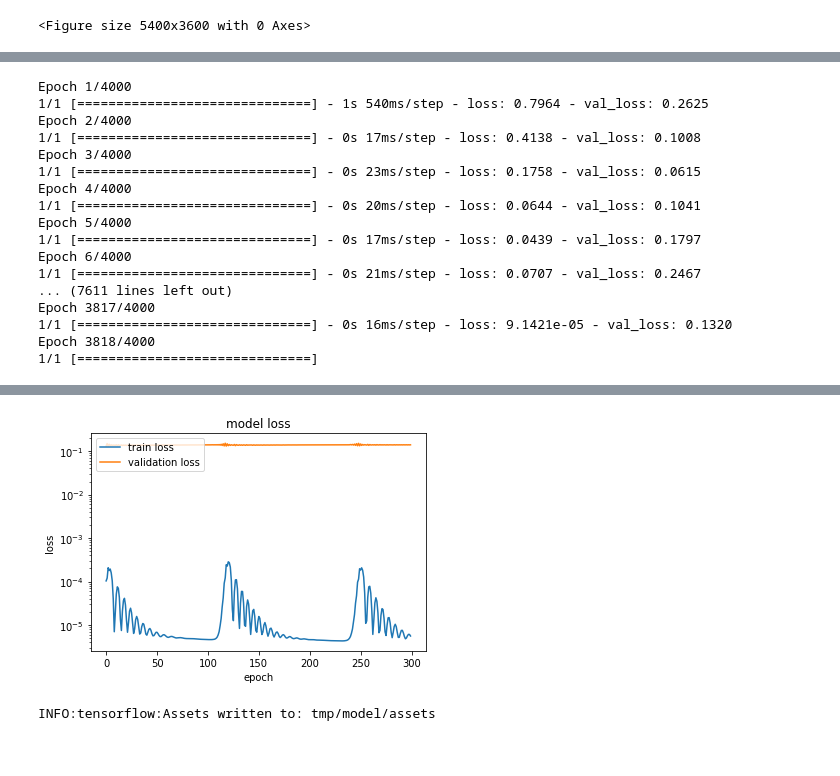
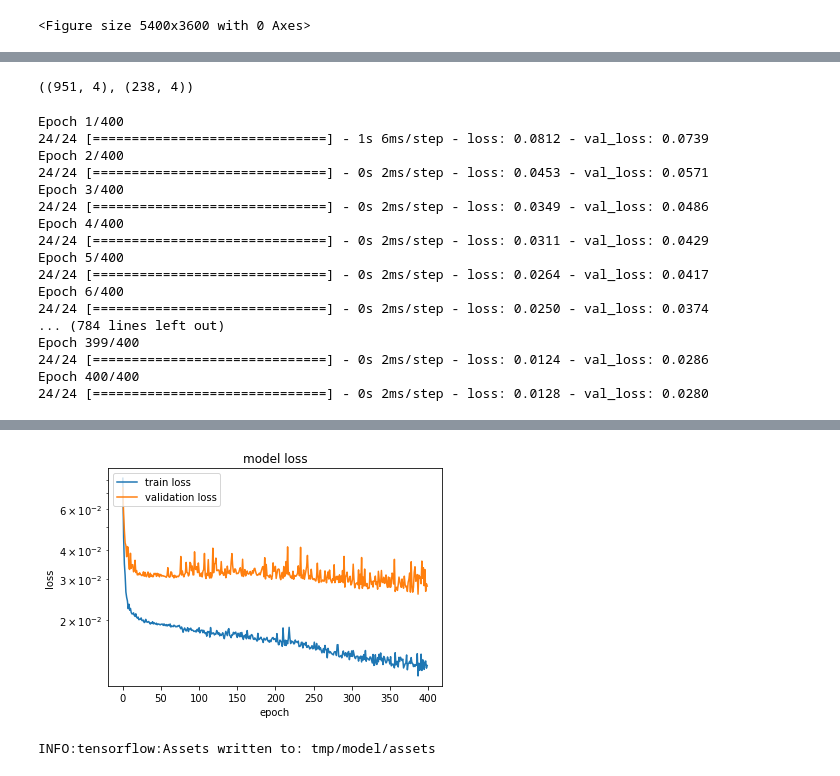
Before and after one commit to sinanh/flowAroundTriangles, a Jupyter notebook: training.ipynb, the cells around one changed output, grey strips where cells are left out. Drawn from its saved outputs; the diff is of its cells as text; code cells hidden in the pictures.

Commit message:
model update

```diff
--- a/training.ipynb
+++ b/training.ipynb
@@ -46,40 +53,44 @@ test_features = test.copy()
 train_labels = pd.concat([train_features.pop(x) for x in labels ], axis=1)
 #train_labels = train_features.pop('mean Cd')
 test_labels = pd.concat([test_features.pop(x) for x in labels], axis=1)
-train.sha
+train.shape, test.shape
+# %% [output]
+((951, 4), (238, 4))
 # %%
-n_layers = 8
+n_layers = 6
 n_nodes = 32
 # %%
-all_layers = [layers.Dense(n_nodes, activation="tanh", name="hidden_layer_"+str(i)) for i in np.arange(n_layers)]
+all_layers = [layers.Dense(n_nodes, activation="relu", name="hidden_layer_"+str(i)) for i in np.arange(n_layers)]
+all_layers.append(layers.Dense(10, activation="softmax"))
+
 all_layers.append(layers.Dense(2, name="output_layer"))
 model = Sequential(all_layers)
 # %%
-model.compile(optimizer="Adam", loss='mean_squared_error')
+model.compile(optimizer="rmsprop", loss='mean_squared_error')
 # %%
 history = model.fit(
     train_features, train_labels,
-    epochs=4000,
+    epochs=400,
     # Calculate validation results on 20% of the training data
     validation_split = 0.2)
 # %% [output]
-Epoch 1/4000
-1/1 [==============================] - 1s 540ms/step - loss: 0.7964 - val_loss: 0.2625
-Epoch 2/4000
-1/1 [==============================] - 0s 17ms/step - loss: 0.4138 - val_loss: 0.1008
-Epoch 3/4000
-1/1 [==============================] - 0s 23ms/step - loss: 0.1758 - val_loss: 0.0615
-Epoch 4/4000
-1/1 [==============================] - 0s 20ms/step - loss: 0.0644 - val_loss: 0.1041
-Epoch 5/4000
-1/1 [==============================] - 0s 17ms/step - loss: 0.0439 - val_loss: 0.1797
-Epoch 6/4000
-1/1 [==============================] - 0s 21ms/step - loss: 0.0707 - val_loss: 0.2467
-... (7611 lines left out)
-Epoch 3817/4000
-1/1 [==============================] - 0s 16ms/step - loss: 9.1421e-05 - val_loss: 0.1320
-Epoch 3818/4000
-1/1 [==============================]
+Epoch 1/400
+24/24 [==============================] - 1s 6ms/step - loss: 0.0812 - val_loss: 0.0739
+Epoch 2/400
+24/24 [==============================] - 0s 2ms/step - loss: 0.0453 - val_loss: 0.0571
+Epoch 3/400
+24/24 [==============================] - 0s 2ms/step - loss: 0.0349 - val_loss: 0.0486
+Epoch 4/400
+24/24 [==============================] - 0s 2ms/step - loss: 0.0311 - val_loss: 0.0429
+Epoch 5/400
+24/24 [==============================] - 0s 2ms/step - loss: 0.0264 - val_loss: 0.0417
+Epoch 6/400
+24/24 [==============================] - 0s 2ms/step - loss: 0.0250 - val_loss: 0.0374
+... (784 lines left out)
+Epoch 399/400
+24/24 [==============================] - 0s 2ms/step - loss: 0.0124 - val_loss: 0.0286
+Epoch 400/400
+24/24 [==============================] - 0s 2ms/step - loss: 0.0128 - val_loss: 0.0280
 # %%
 print("==================================================================")
 print("===============================Test===============================")
@@ -87,8 +98,8 @@ eval_loss = model.evaluate(test_features,test_labels)
 
 # Plot history of train and validation loss
 plt.figure()
-plt.semilogy(history.history['loss'][-300:])
-plt.semilogy(history.history['val_loss'][-300:])
+plt.semilogy(history.history['loss'])
+plt.semilogy(history.history['val_loss'])
 plt.title('model loss')
 plt.ylabel('loss')
 plt.xlabel('epoch')
@@ -101,4 +112,4 @@ plt.savefig("model_loss_"+str(n_nodes)+"_nodes_"+str(n_layers)+"_layer.png")
-[figure, old version]
+[figure, new version]
 # %%
 model.save('tmp/model')
 # %% [output]
```
Also changed, not shown: parts of 12 cells of this notebook, 8 other files.
